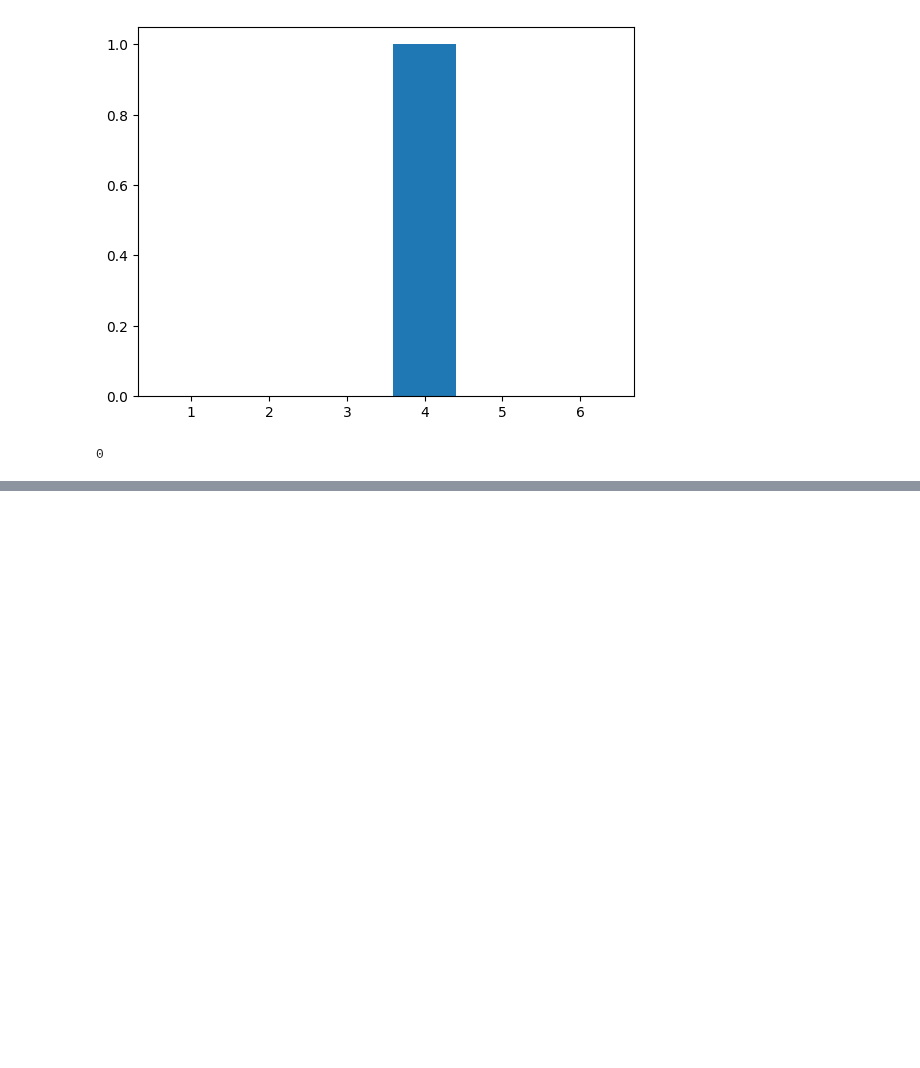
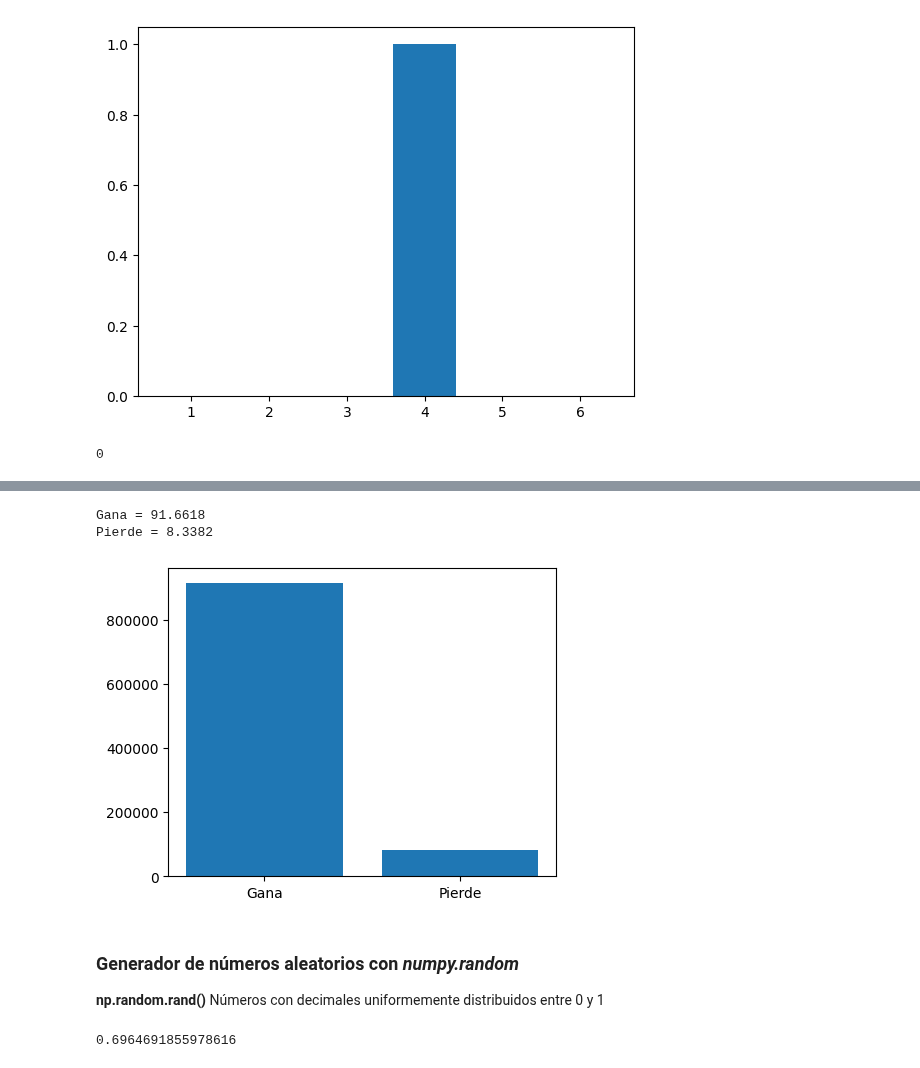
Before and after one commit to JhonZafra/Statistic_Concepts, a Jupyter notebook: SemanaV/DistribucionesDiscretas.ipynb, the cells around one changed output, grey strips where cells are left out. Saved outputs shown, nothing was run; the diff lists cells and outputs as text; code cells hidden in the pictures; blank space fills up the shorter version.

```diff
--- a/SemanaV/DistribucionesDiscretas.ipynb
+++ b/SemanaV/DistribucionesDiscretas.ipynb
@@ -168,0 +214,32 @@ varianza(x, P)
+# %%
+N = 10**6
+gana = 0 # Tener como resultado [5, 6, 7, 8, 9]
+pierde = 0 # Tener como resultado [2, 3, 4, 10, 11, 12]
+
+for n in range(N):
+    d1 = np.random.randint(1, 7)
+    d2 = np.random.randint(1, 7)
+    if (d1 +d2 > 4 & d1 + d2 < 10):
+        gana += 1
+    else:
+        pierde += 1
+
+print(f'Gana = {100*gana/N} \nPierde = {100*pierde/N}')
+
+plt.figure(figsize= (5,4))
+plt.bar(['Gana', 'Pierde'], [gana, pierde])
+plt.show()
+# %% [output]
+Gana = 91.6618
+Pierde = 8.3382
+[figure, added]
+# %% [markdown]
+### Generador de números aleatorios con *numpy.random*
+
+**np.random.rand()**
+Números con decimales uniformemente distribuidos entre 0 y 1
+# %%
+np.random.seed(123)
+np.random.rand()
+# %% [output]
+0.6964691855978616
```
Also changed, not shown: parts of 36 cells of this notebook.
